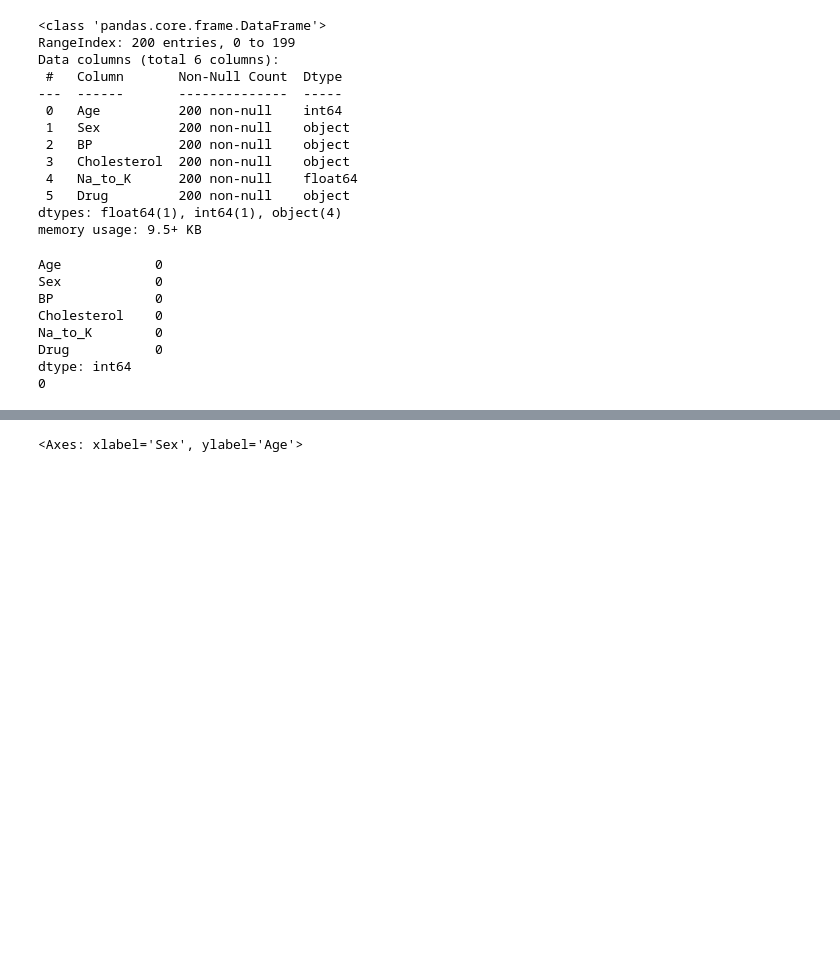
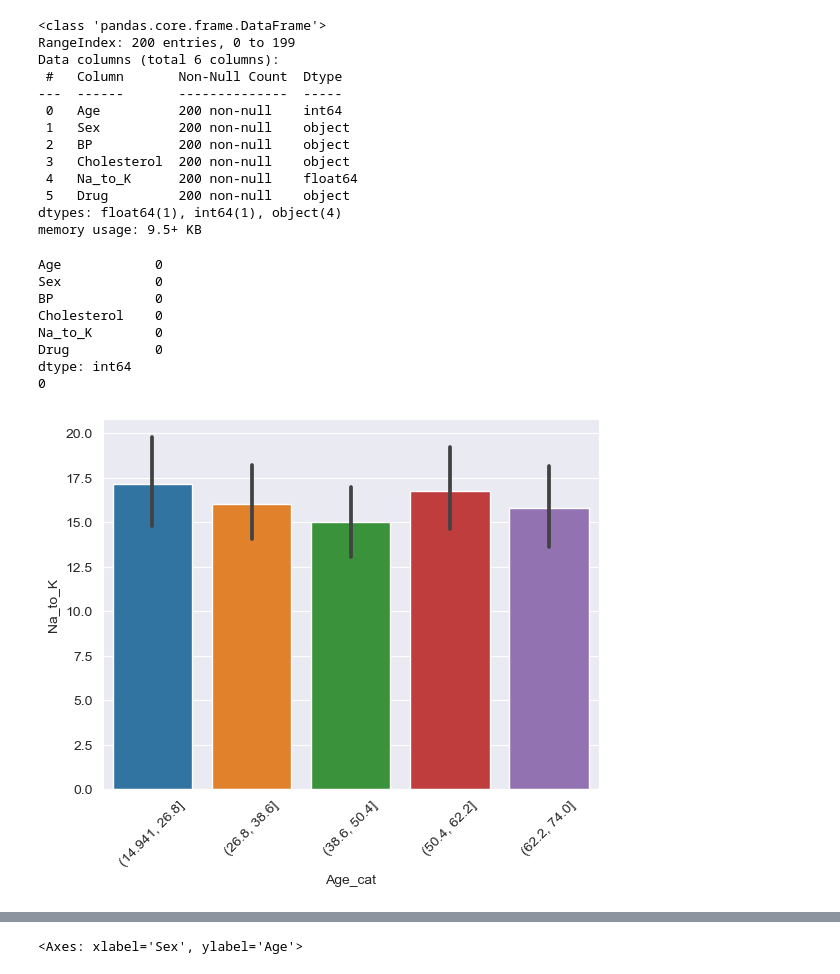
Before and after one commit to Miraakbutnotded/ClassificationModels, a Jupyter notebook: Classification1.ipynb, the cells around one changed output, grey strips where cells are left out. Saved outputs shown, nothing was run; the diff lists cells and outputs as text; code cells hidden in the pictures; blank space fills up the shorter version.

```diff
--- a/Classification1.ipynb
+++ b/Classification1.ipynb
@@ -16,5 +18,7 @@ from imblearn.over_sampling import SMOTE
 # %%
 data = pd.read_csv("C:/Users\plaoz\Desktop\ProjectsAlp\drug200_c.csv")
+# %%
+copy = pd.read_csv("C:/Users\plaoz\Desktop\ProjectsAlp\drug200_c.csv")
 # %%
 data.head()
 # %% [output]
@@ -64,3 +68,10 @@ Na_to_K        0
 Drug           0
 dtype: int64
 0
+# %%
+copy["Age_cat"] = pd.cut(copy["Age"], bins = 5)
+sns.barplot(data = copy, x= "Age_cat", y = "Na_to_K")
+plt.xticks(rotation = 45)
+plt.show()
+# %% [output]
+[figure, added]
```
Also changed, not shown: parts of 8 cells of this notebook.
